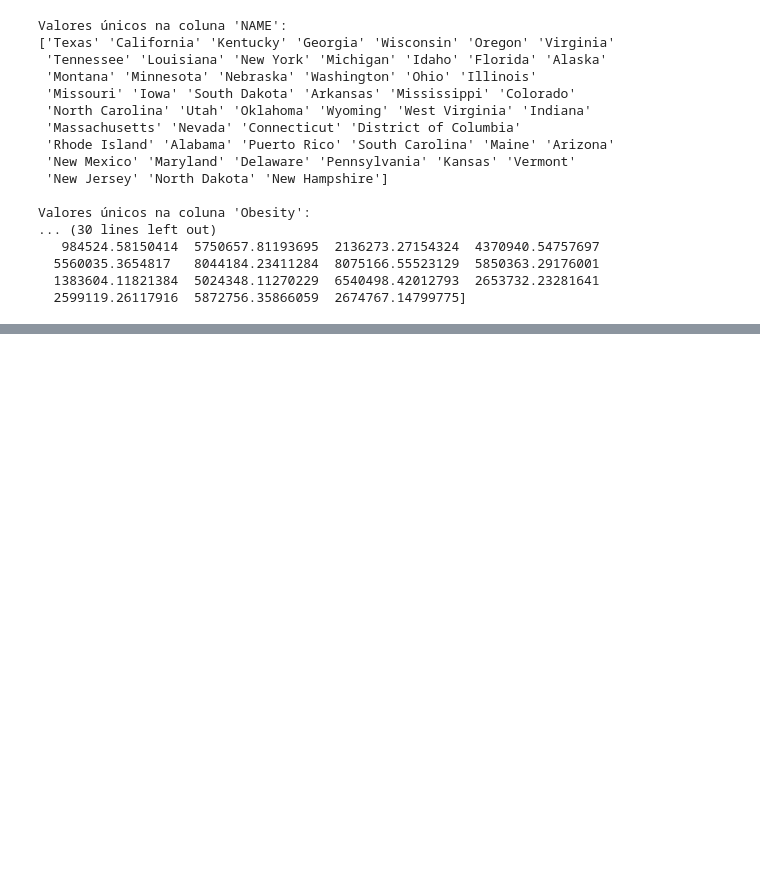
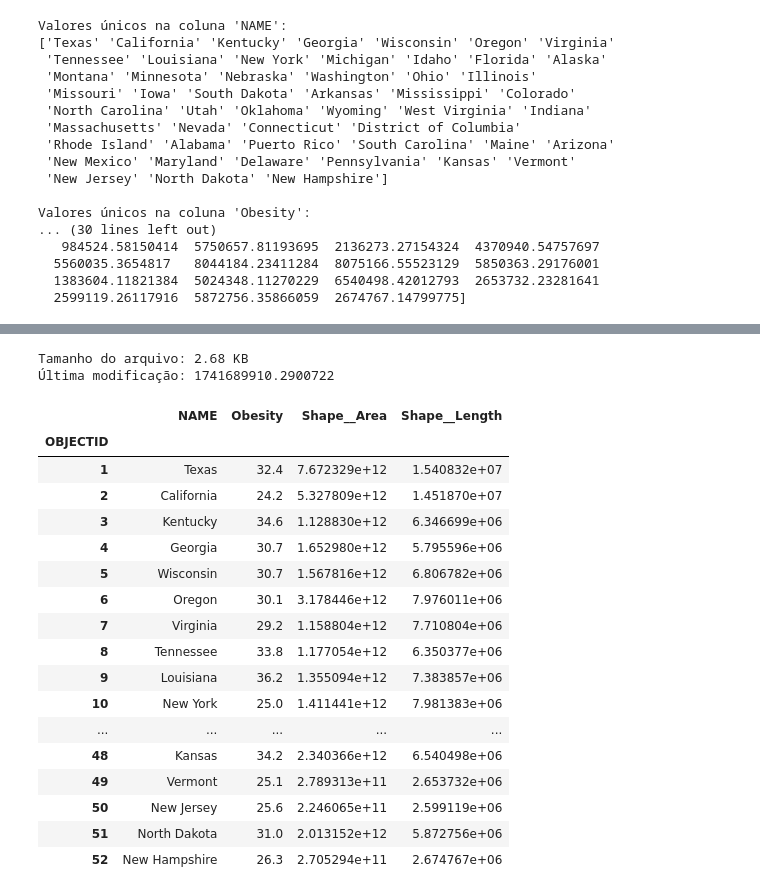
Before and after one commit to miguelpinto17/BigData, a Jupyter notebook: obesity.ipynb, the cells around one changed output, grey strips where cells are left out. Saved outputs shown, nothing was run; the diff lists cells and outputs as text; code cells hidden in the pictures; blank space fills up the shorter version.

```diff
--- a/obesity.ipynb
+++ b/obesity.ipynb
@@ -134,0 +157,32 @@ KeyError: "None of [Index(['Shape_Area', 'Shape_Length'], dtype='object')] are i
+# %%
+import os
+
+file_path = "C:/Users/Magal/BigData/obesity.csv"
+file_info = os.stat(file_path)
+
+print(f"Tamanho do arquivo: {file_info.st_size / 1024:.2f} KB")
+print(f"Última modificação: {file_info.st_mtime}")
+# %% [output]
+Tamanho do arquivo: 2.68 KB
+Última modificação: 1741689910.2900722
+# %%
+df1
+# %% [output]
+|  | NAME | Obesity | Shape__Area | Shape__Length |
+| OBJECTID |  |  |  |  |
+| 1 | Texas | 32.4 | 7.672329e+12 | 1.540832e+07 |
+| 2 | California | 24.2 | 5.327809e+12 | 1.451870e+07 |
+| 3 | Kentucky | 34.6 | 1.128830e+12 | 6.346699e+06 |
+| 4 | Georgia | 30.7 | 1.652980e+12 | 5.795596e+06 |
+| 5 | Wisconsin | 30.7 | 1.567816e+12 | 6.806782e+06 |
+| 6 | Oregon | 30.1 | 3.178446e+12 | 7.976011e+06 |
+| 7 | Virginia | 29.2 | 1.158804e+12 | 7.710804e+06 |
+| 8 | Tennessee | 33.8 | 1.177054e+12 | 6.350377e+06 |
+| 9 | Louisiana | 36.2 | 1.355094e+12 | 7.383857e+06 |
+| 10 | New York | 25.0 | 1.411441e+12 | 7.981383e+06 |
+| ... | ... | ... | ... | ... |
+| 48 | Kansas | 34.2 | 2.340366e+12 | 6.540498e+06 |
+| 49 | Vermont | 25.1 | 2.789313e+11 | 2.653732e+06 |
+| 50 | New Jersey | 25.6 | 2.246065e+11 | 2.599119e+06 |
+| 51 | North Dakota | 31.0 | 2.013152e+12 | 5.872756e+06 |
+| 52 | New Hampshire | 26.3 | 2.705294e+11 | 2.674767e+06 |
```
Also changed, not shown: parts of 5 cells of this notebook.
